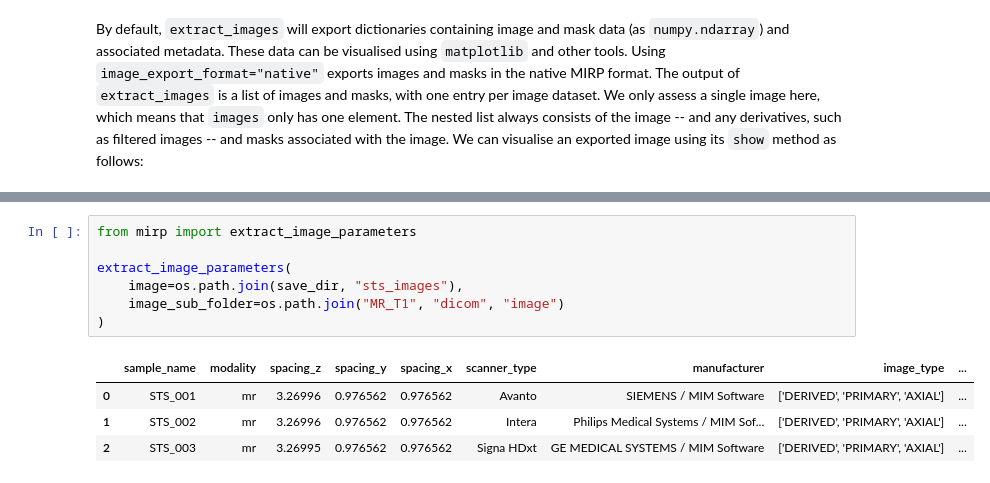
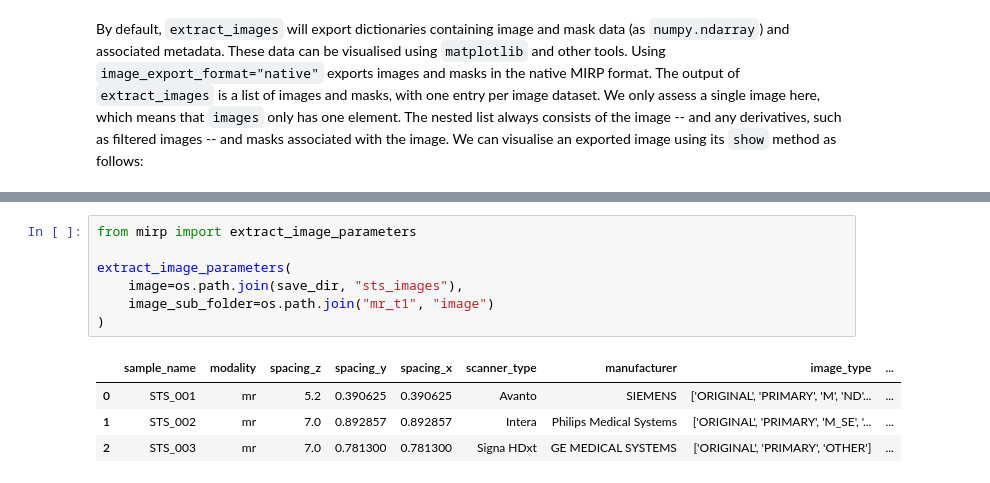
Before and after one commit to oncoray/mirp, a Jupyter notebook: docs_source/source/tutorial_1.ipynb, the cells around one changed output, grey strips where cells are left out. Drawn from its saved outputs; the diff is of its cells as text.

```diff
--- a/docs_source/source/tutorial_1.ipynb
+++ b/docs_source/source/tutorial_1.ipynb
@@ -96,12 +98,12 @@ Image metadata are important for understanding the image and how it was acquired
 # %%
 from mirp import extract_image_parameters
 
 extract_image_parameters(
     image=os.path.join(save_dir, "sts_images"),
-    image_sub_folder=os.path.join("MR_T1", "dicom", "image")
+    image_sub_folder=os.path.join("mr_t1", "image")
 )
 # %% [output]
 |  | sample_name | modality | spacing_z | spacing_y | spacing_x | scanner_type | manufacturer | image_type | ... |
-| 0 | STS_001 | mr | 3.26996 | 0.976562 | 0.976562 | Avanto | SIEMENS / MIM Software | ['DERIVED', 'PRIMARY', 'AXIAL'] | ... |
-| 1 | STS_002 | mr | 3.26996 | 0.976562 | 0.976562 | Intera | Philips Medical Systems / MIM Sof... | ['DERIVED', 'PRIMARY', 'AXIAL'] | ... |
-| 2 | STS_003 | mr | 3.26995 | 0.976562 | 0.976562 | Signa HDxt | GE MEDICAL SYSTEMS / MIM Software | ['DERIVED', 'PRIMARY', 'AXIAL'] | ... |
+| 0 | STS_001 | mr | 5.2 | 0.390625 | 0.390625 | Avanto | SIEMENS | ['ORIGINAL', 'PRIMARY', 'M', 'ND'... | ... |
+| 1 | STS_002 | mr | 7.0 | 0.892857 | 0.892857 | Intera | Philips Medical Systems | ['ORIGINAL', 'PRIMARY', 'M_SE', '... | ... |
+| 2 | STS_003 | mr | 7.0 | 0.781300 | 0.781300 | Signa HDxt | GE MEDICAL SYSTEMS | ['ORIGINAL', 'PRIMARY', 'OTHER'] | ... |
```
Also changed, not shown: parts of 9 cells of this notebook, 2 other files.
